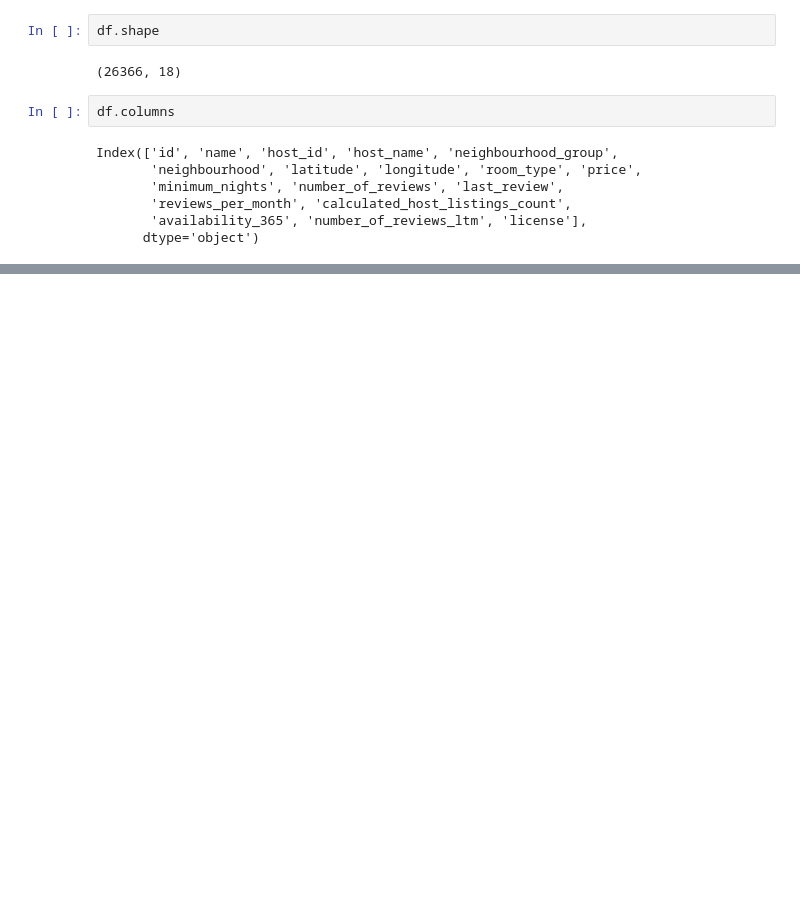
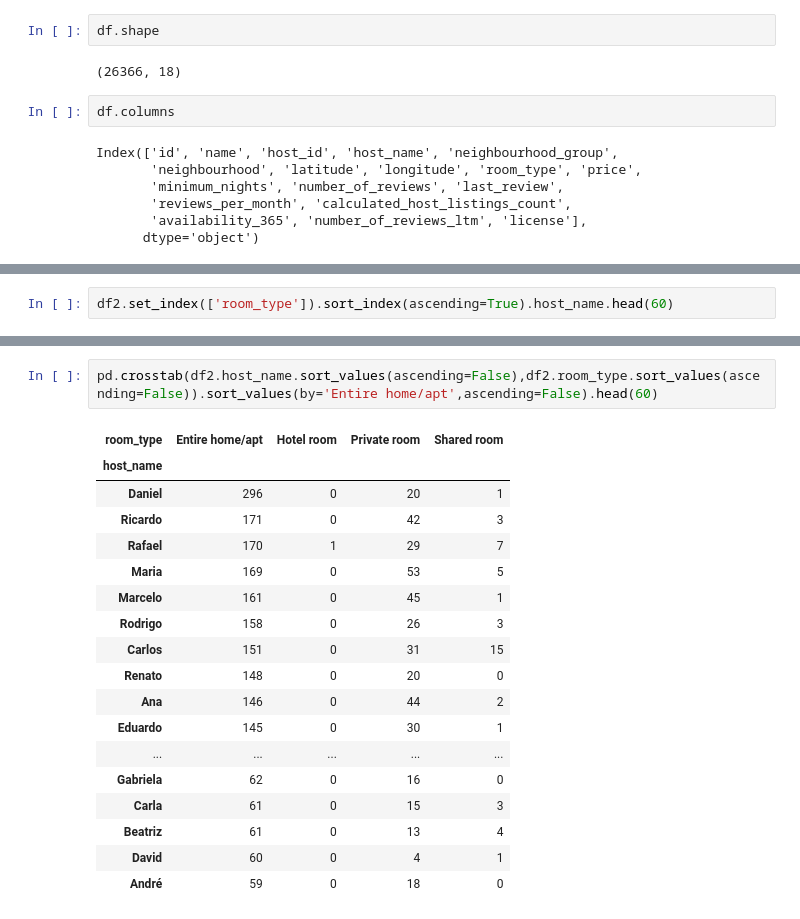
Before and after one commit to paulojr86/AnaliseDeDados-AirBnB-RJ, a Jupyter notebook: AnaliseDeDados-AirBnB-RJ.ipynb, the cells around one changed output, grey strips where cells are left out. Saved outputs shown, nothing was run; the diff lists cells and outputs as text; blank space fills up the shorter version.

```diff
--- a/AnaliseDeDados-AirBnB-RJ.ipynb
+++ b/AnaliseDeDados-AirBnB-RJ.ipynb
@@ -64,0 +189,2 @@ df2.head(30)
+# %%
+df2.set_index(['room_type']).sort_index(ascending=True).host_name.head(60)
@@ -64,0 +216,21 @@ df2.head(30)
+# %%
+pd.crosstab(df2.host_name.sort_values(ascending=False),df2.room_type.sort_values(ascending=False)).sort_values(by='Entire home/apt',ascending=False).head(60)
+# %% [output]
+| room_type | Entire home/apt | Hotel room | Private room | Shared room |
+| host_name |  |  |  |  |
+| Daniel | 296 | 0 | 20 | 1 |
+| Ricardo | 171 | 0 | 42 | 3 |
+| Rafael | 170 | 1 | 29 | 7 |
+| Maria | 169 | 0 | 53 | 5 |
+| Marcelo | 161 | 0 | 45 | 1 |
+| Rodrigo | 158 | 0 | 26 | 3 |
+| Carlos | 151 | 0 | 31 | 15 |
+| Renato | 148 | 0 | 20 | 0 |
+| Ana | 146 | 0 | 44 | 2 |
+| Eduardo | 145 | 0 | 30 | 1 |
+| ... | ... | ... | ... | ... |
+| Gabriela | 62 | 0 | 16 | 0 |
+| Carla | 61 | 0 | 15 | 3 |
+| Beatriz | 61 | 0 | 13 | 4 |
+| David | 60 | 0 | 4 | 1 |
+| André | 59 | 0 | 18 | 0 |
```
Also changed, not shown: parts of 15 cells of this notebook.
